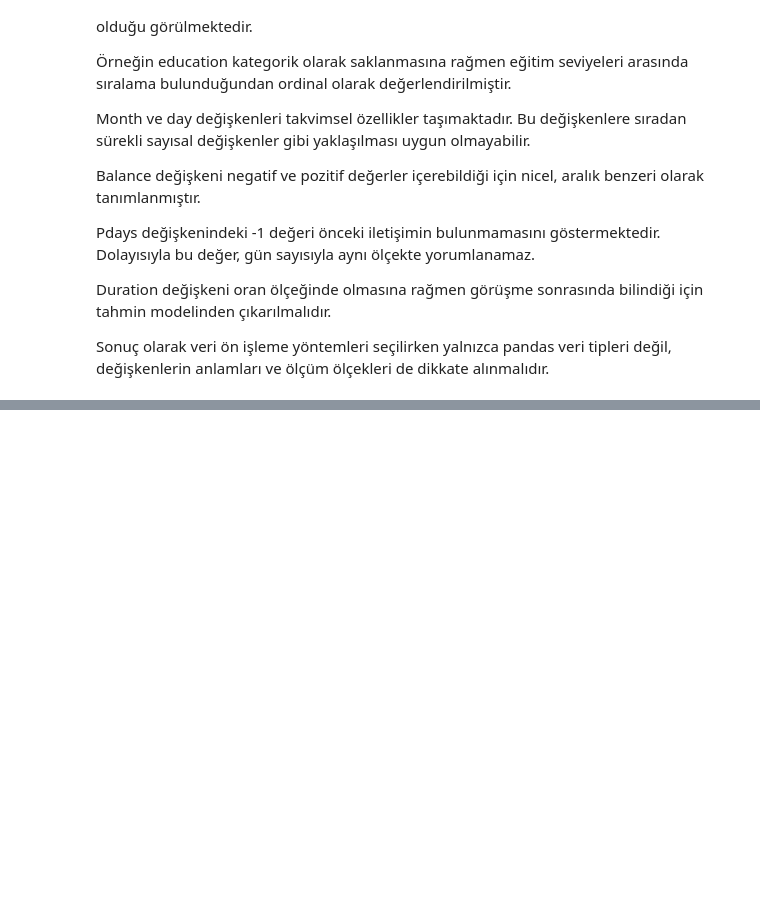
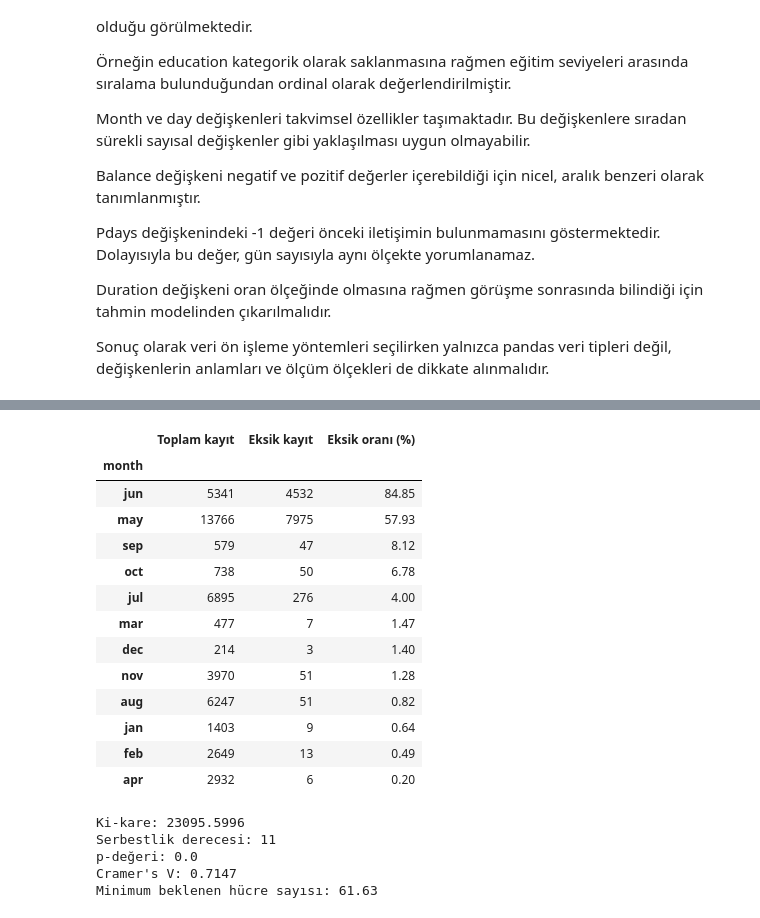
Before and after one commit to KeremATLIHAN/Veri_Bilimleri_Vize, a Jupyter notebook: proje1/BIL545_Proje1_Banka_Guncel.ipynb, the cells around one changed output, grey strips where cells are left out. Drawn from its saved outputs; the diff is of its cells as text; code cells hidden in the pictures; blank space fills up the shorter version.

```diff
--- a/proje1/BIL545_Proje1_Banka_Guncel.ipynb
+++ b/proje1/BIL545_Proje1_Banka_Guncel.ipynb
@@ -459,0 +616,76 @@ anlamları ve ölçüm ölçekleri de dikkate alınmalıdır.
+# %%
+from scipy.stats import chi2_contingency
+
+# Contact sütununda eksik olan kayıtları belirle
+contact_eksik = df_eksiklik["contact"].isna()
+
+# Ay ve eksiklik durumu arasındaki çapraz tablo
+ay_eksiklik = pd.crosstab(
+    df["month"],
+    contact_eksik
+)
+
+# Her iki durumu da tabloya dahil et
+ay_eksiklik = ay_eksiklik.reindex(
+    columns=[False, True],
+    fill_value=0
+)
+
+# Aylara göre eksiklik oranlarını hesapla
+ay_tablosu = pd.DataFrame({
+    "Toplam kayıt": ay_eksiklik.sum(axis=1),
+    "Eksik kayıt": ay_eksiklik[True],
+    "Eksik oranı (%)": (
+        ay_eksiklik[True]
+        / ay_eksiklik.sum(axis=1) * 100
+    )
+})
+
+# Eksiklik oranına göre sırala
+ay_tablosu = ay_tablosu.sort_values(
+    "Eksik oranı (%)",
+    ascending=False
+)
+
+display(ay_tablosu.round(2))
+
+# Ki-kare bağımsızlık testi
+chi2, p_degeri, sd, beklenen = chi2_contingency(
+    ay_eksiklik
+)
+
+# Etki büyüklüğü: Cramer's V
+n = ay_eksiklik.to_numpy().sum()
+
+cramers_v = np.sqrt(
+    chi2 / (
+        n * min(ay_eksiklik.shape[0] - 1,
+                ay_eksiklik.shape[1] - 1)
+    )
+)
+
+print("Ki-kare:", round(chi2, 4))
+print("Serbestlik derecesi:", sd)
+print("p-değeri:", p_degeri)
+print("Cramer's V:", round(cramers_v, 4))
+print("Minimum beklenen hücre sayısı:", round(beklenen.min(), 2))
+# %% [output]
+|  | Toplam kayıt | Eksik kayıt | Eksik oranı (%) |
+| month |  |  |  |
+| jun | 5341 | 4532 | 84.85 |
+| may | 13766 | 7975 | 57.93 |
+| sep | 579 | 47 | 8.12 |
+| oct | 738 | 50 | 6.78 |
+| jul | 6895 | 276 | 4.00 |
+| mar | 477 | 7 | 1.47 |
+| dec | 214 | 3 | 1.40 |
+| nov | 3970 | 51 | 1.28 |
+| aug | 6247 | 51 | 0.82 |
+| jan | 1403 | 9 | 0.64 |
+| feb | 2649 | 13 | 0.49 |
+| apr | 2932 | 6 | 0.20 |
+Ki-kare: 23095.5996
+Serbestlik derecesi: 11
+p-değeri: 0.0
+Cramer's V: 0.7147
+Minimum beklenen hücre sayısı: 61.63
```
Also changed, not shown: parts of 10 cells of this notebook.
